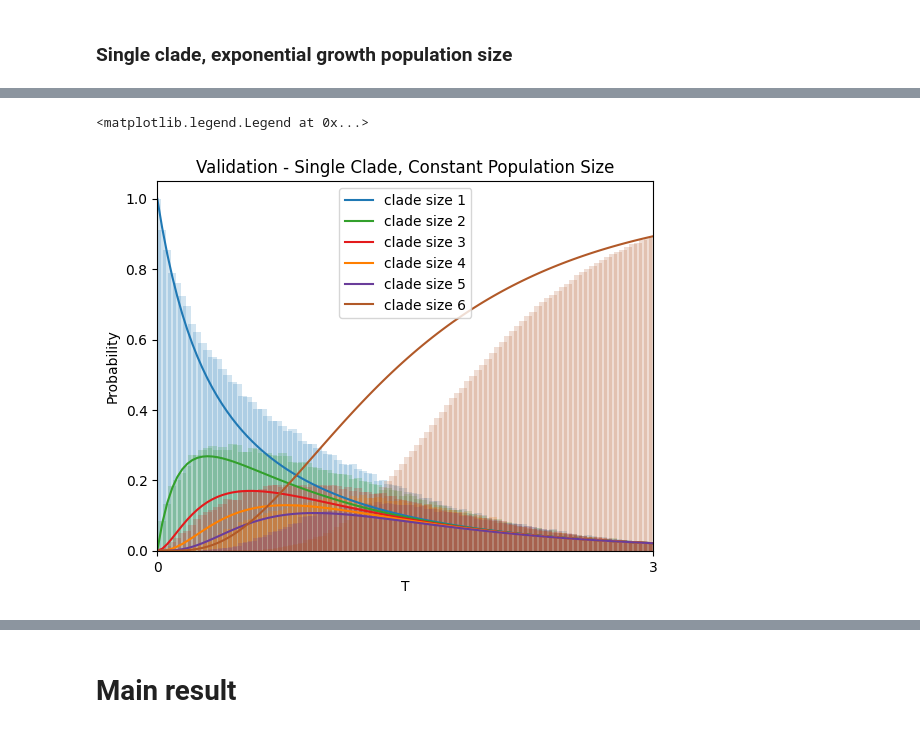
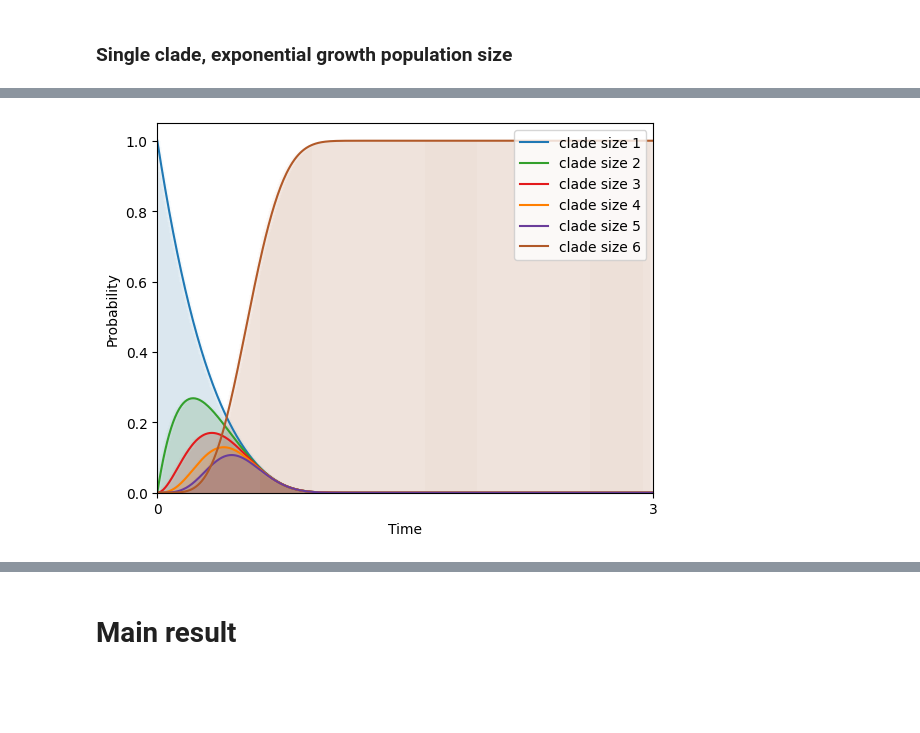
Before and after one commit to Yexuan-Song/Clustering, a Jupyter notebook: coalescent_cleaned_code.ipynb, the cells around one changed output, grey strips where cells are left out. Drawn from its saved outputs; the diff is of its cells as text; code cells hidden in the pictures; blank space fills up the shorter version.

```diff
--- a/coalescent_cleaned_code.ipynb
+++ b/coalescent_cleaned_code.ipynb
@@ -455,10 +440,5 @@ def desire_partitions(m,k,l,pre=[]):
     #print(all_less)
     if all_less:
       yield i
-
-m = 3
-k = 3
-for jj in desire_partitions(m,k,[1,2,2]):
-  print(jj)
 # %% [output]
 [1, 1, 1]
@@ -727,13 +1013,13 @@ def sim_multiple_clade(m,l,times,maxt,inc):
 #check the closed form solution for finding a clade is correct (Single clade size done)
 palette = sns.color_palette("Paired")
 
-tt=sim(6,50000,3,500)
+tt=sim(6,1000,3,100)
 c=convert_bar(tt)
 gap = 1
 ax = plt.gca()
 for i, row in enumerate(c):
-  t_list = np.linspace(0,3,500)
-  plt.bar(t_list, list(map(lambda x: x/50000, row)),color=palette[i*2+1],
+  t_list = np.linspace(0,3,100)
+  plt.bar(t_list, list(map(lambda x: x/1000, row)),color=palette[i*2+1],
     width = 0.05,alpha=0.02)
 my_xticks = ax.get_xticks()
 plt.xlim(0,3)
@@ -741,7 +1027,7 @@ plt.xticks([my_xticks[1], my_xticks[-2]], visible=True, rotation="horizontal")
 
 
 n=6
-xlist=np.linspace(0,3,500)
+xlist=np.linspace(0,3,100)
 ylist=[joint_pro(n,[1],t) for t in xlist]
 line1,=plt.plot(xlist,ylist,color=palette[1],label='clade size 1')
 ylist=[joint_pro(n,[2],t) for t in xlist]
@@ -759,5 +1045,5 @@ plt.ylabel("Probability")
 plt.title("Validation - Single Clade, Constant Population Size")
 plt.legend(handles=[line1,line2,line3,line4,line5,line6])
 #plt.show()
-plt.savefig('validation_single_clade.png')
+#plt.savefig('validation_single_clade.png')
 # %% [output]
@@ -1304,42 +1868,47 @@ plt.savefig('simulation_validation_exp.png')
 # %%
 #Plotting using python:
 #check the closed form solution for finding a clade is correct (exp clade)
-tt=sim_exp(6,5000,3,100,3)
+palette = sns.color_palette("Paired")
+
+tt=sim_exp(6,50000,3,500,3)
 c=convert_bar(tt)
 #t_list = np.linspace(0,3,100)
 #print(t_list)
 
 gap = 1
 ax = plt.gca()
 for i, row in enumerate(c):
   #X = np.arange(len(row))
-  t_list = np.linspace(0,3,100)
-  plt.bar(t_list, list(map(lambda x: x/5000, row)),color=palette[i*2+1],
-    width = 0.05,alpha=0.2)
+  t_list = np.linspace(0,3,500)
+  plt.bar(t_list, list(map(lambda x: x/50000, row)),color=palette[i*2+1],
+    width = 0.05,alpha=0.02)
   #plt.xticks(X + i * gap, t_list)
 my_xticks = ax.get_xticks()
 plt.xlim(0,3)
 plt.xticks([my_xticks[1], my_xticks[-2]], visible=True, rotation="horizontal")
 
+n=6
+r=3
+xlist=np.linspace(0,3,500)
+ylist=[joint_pro_varying_pop_tavare(n,[1],r,t) for t in xlist]
+line1,=plt.plot(xlist,ylist,color=palette[1],label='clade size 1')
+ylist=[joint_pro_varying_pop_tavare(n,[2],r,t) for t in xlist]
+line3,=plt.plot(xlist,ylist,color=palette[3],label='clade size 2')
+ylist=[joint_pro_varying_pop_tavare(n,[3],r,t) for t in xlist]
+line5,=plt.plot(xlist,ylist,color=palette[5],label='clade size 3')
+ylist=[joint_pro_varying_pop_tavare(n,[4],r,t) for t in xlist]
+line7,=plt.plot(xlist,ylist,color=palette[7],label='clade size 4')
+ylist=[joint_pro_varying_pop_tavare(n,[5],r,t) for t in xlist]
+line9,=plt.plot(xlist,ylist,color=palette[9],label='clade size 5')
+ylist=[joint_pro_varying_pop_tavare(n,[6],r,t) for t in xlist]
+line11,=plt.plot(xlist,ylist,color=palette[11],label='clade size 6')
 
-n=6
-xlist=np.linspace(0,3,100)
-ylist=[joint_pro(n,[1],t) for t in xlist]
-line1,=plt.plot(xlist,ylist,color=palette[1],label='clade size 1')
-ylist=[joint_pro(n,[2],t) for t in xlist]
-line2,=plt.plot(xlist,ylist,color=palette[3],label='clade size 2')
-ylist=[joint_pro(n,[3],t) for t in xlist]
-line3,=plt.plot(xlist,ylist,color=palette[5],label='clade size 3')
-ylist=[joint_pro(n,[4],t) for t in xlist]
-line4,=plt.plot(xlist,ylist,color=palette[7],label='clade size 4')
-ylist=[joint_pro(n,[5],t) for t in xlist]
-line5,=plt.plot(xlist,ylist,color=palette[9],label='clade size 5')
-ylist=[joint_pro(n,[6],t) for t in xlist]
-line6,=plt.plot(xlist,ylist,color=palette[11],label='clade size 6')
-plt.xlabel("T")
+plt.xlabel("Time")
 plt.ylabel("Probability")
-plt.title("Validation - Single Clade, Constant Population Size")
-plt.legend(handles=[line1,line2,line3,line4,line5,line6])
+#plt.title("Validation - Single Clade, Exponential Growth Population Size (r=3)")
+plt.legend(handles=[line1,line3,line5,line7,line9,line11],loc='upper right')
+plt.show()
+
+#plt.savefig('simulation_validation_exp.png')
 # %% [output]
-<matplotlib.legend.Legend at 0x...>
-[figure, old version]
+[figure, new version]
```
Also changed, not shown: parts of 39 cells of this notebook.
